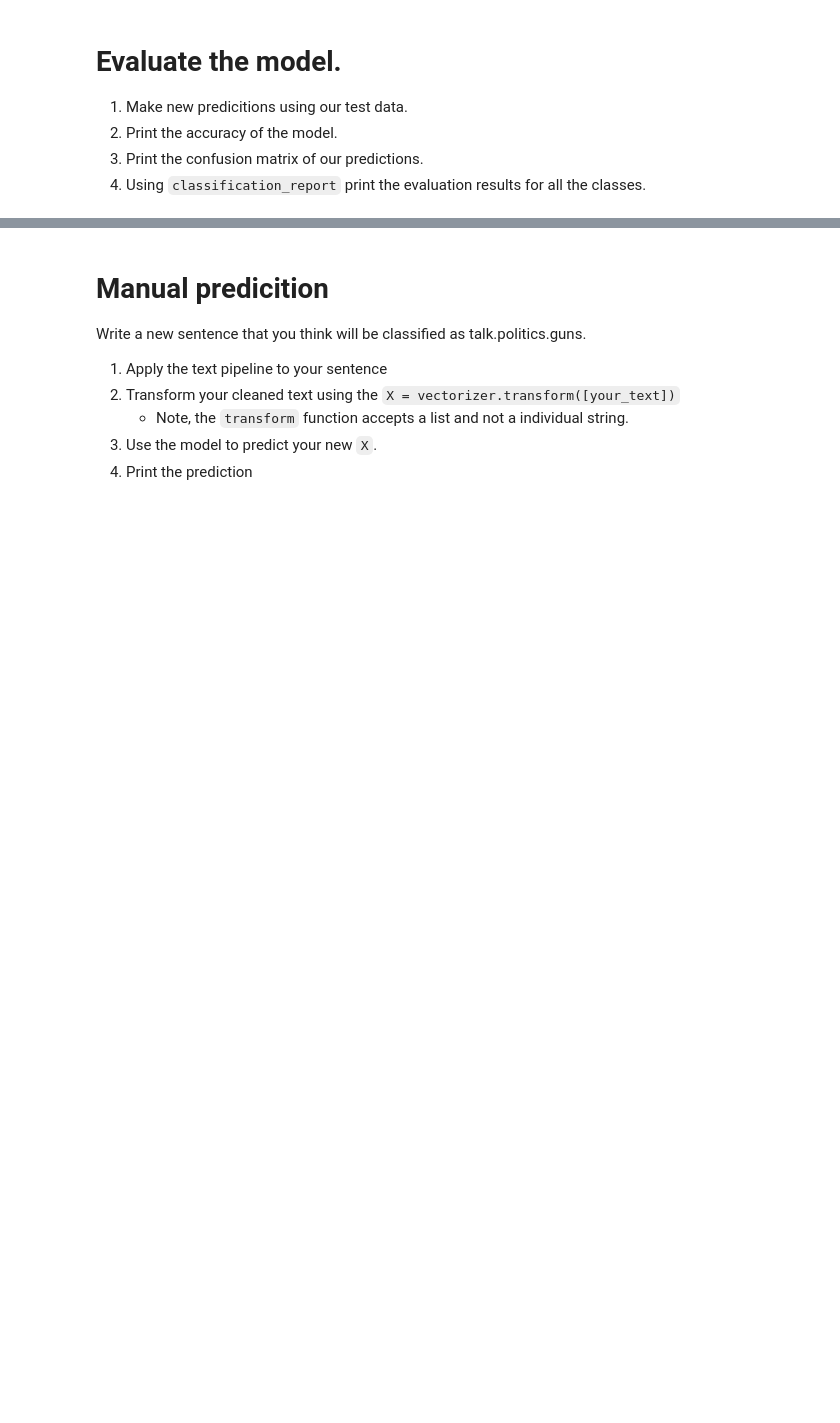
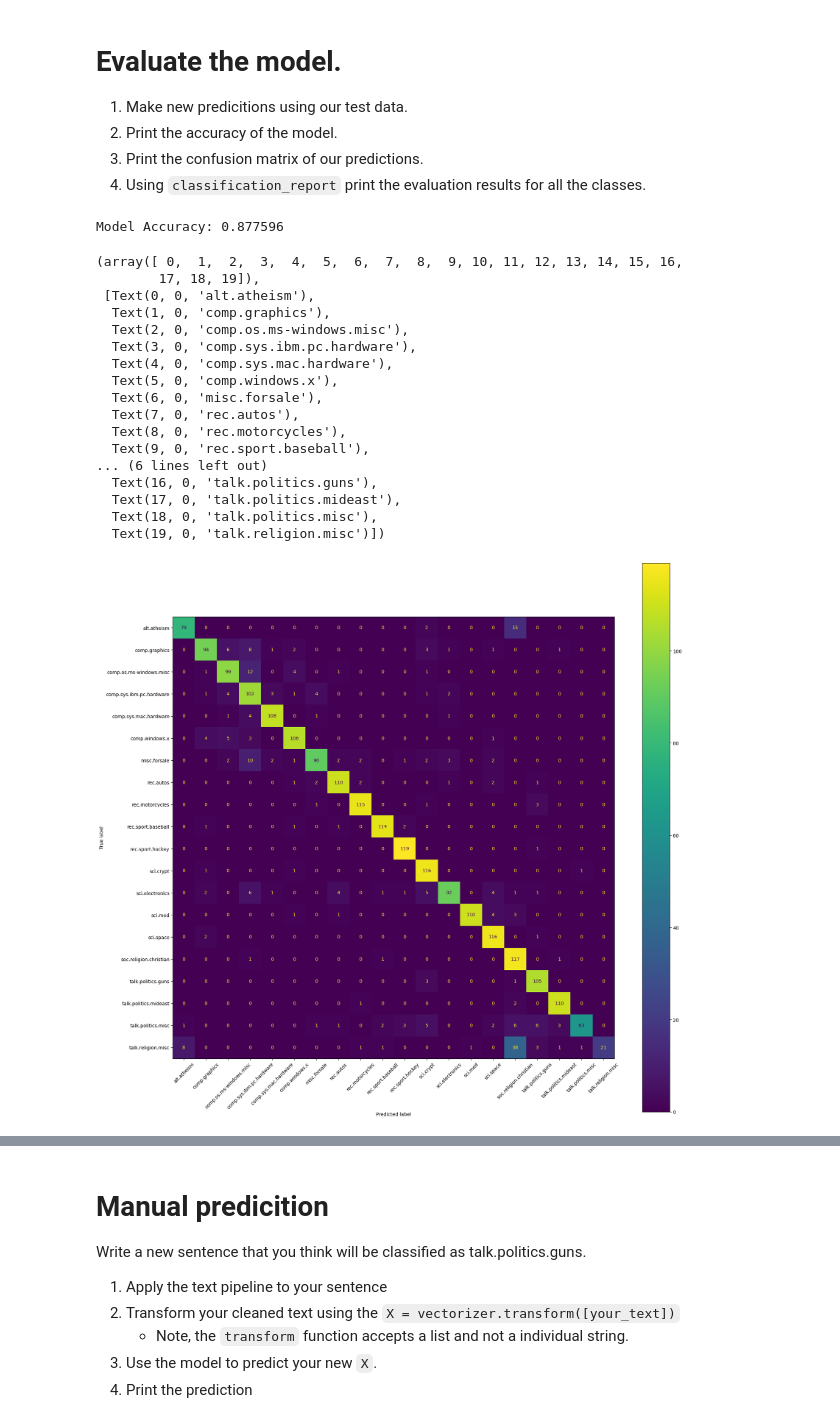
Before and after one commit to boolgerand5/my-fork-2023-fall-data-science-fridays, a Jupyter notebook: Week-08-NLP/Exercise-NLP-HA.ipynb, the cells around one changed output, grey strips where cells are left out. Saved outputs shown, nothing was run; the diff lists cells and outputs as text; code cells hidden in the pictures; blank space fills up the shorter version.

```diff
--- a/Week-08-NLP/Exercise-NLP-HA.ipynb
+++ b/Week-08-NLP/Exercise-NLP-HA.ipynb
@@ -323,5 +321,9 @@ Experiment with different alphas.  Use the alpha gives you the best result.
 EXTRA CREDIT:  Use grid search to programmatically do this for you.
 # %%
 # 1. Initalize an empty model.
+
+model = MultinomialNB()
 # %%
 # Fit our model with our training data.
+
+model.fit(X_train, y_train)
@@ -337,10 +345,34 @@ EXTRA CREDIT:  Use grid search to programmatically do this for you.
 # %%
 # 2. Print the accuracy of the model.
-accuracy = ???
+accuracy = model.score(X_test, y_test)
 
 print("Model Accuracy: %f" % accuracy)
+# %% [output]
+Model Accuracy: 0.877596
 # %%
 # 3. Plot the confusion matrix of our predictions
 # you can use Sklearns `ConfusionMatrixDisplay`
+fig, ax = plt.subplots(figsize=(21,21))
+ConfusionMatrixDisplay.from_estimator(model, X_test, y_test, ax = ax)
+plt.xticks(rotation = 45)
+# %% [output]
+(array([ 0,  1,  2,  3,  4,  5,  6,  7,  8,  9, 10, 11, 12, 13, 14, 15, 16,
+        17, 18, 19]),
+ [Text(0, 0, 'alt.atheism'),
+  Text(1, 0, 'comp.graphics'),
+  Text(2, 0, 'comp.os.ms-windows.misc'),
+  Text(3, 0, 'comp.sys.ibm.pc.hardware'),
+  Text(4, 0, 'comp.sys.mac.hardware'),
+  Text(5, 0, 'comp.windows.x'),
+  Text(6, 0, 'misc.forsale'),
+  Text(7, 0, 'rec.autos'),
+  Text(8, 0, 'rec.motorcycles'),
+  Text(9, 0, 'rec.sport.baseball'),
+... (6 lines left out)
+  Text(16, 0, 'talk.politics.guns'),
+  Text(17, 0, 'talk.politics.mideast'),
+  Text(18, 0, 'talk.politics.misc'),
+  Text(19, 0, 'talk.religion.misc')])
+[figure, added]
 # %%
 # 4. Using `classification_report` print the evaluation results for all the classes.
```
Also changed, not shown: parts of 12 cells of this notebook.
